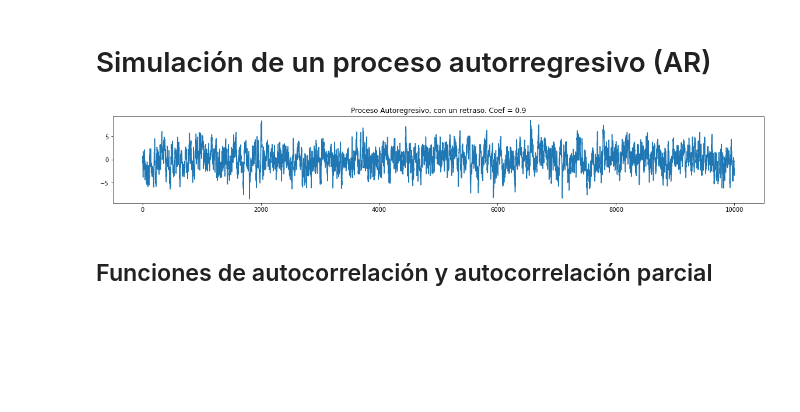
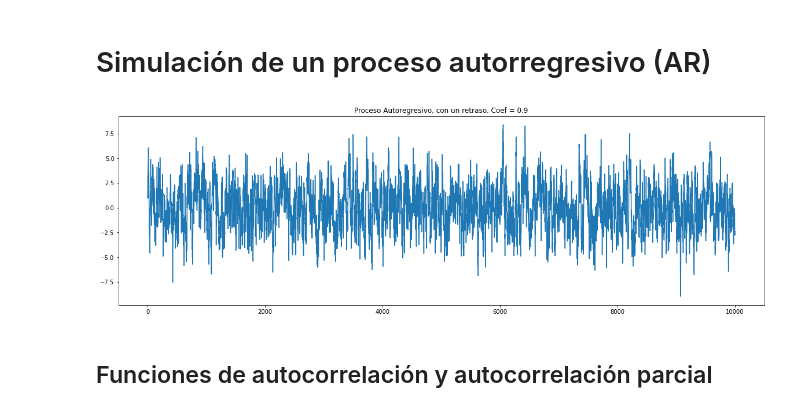
Before and after one commit to AnIsAsPe/Prediccion-produccion-electricidad, a Jupyter notebook: notebooks/regresión,_ruido_y_series_de_tiempo.ipynb, the cells around one changed output. Cells and saved outputs as stored; diff of their text form; code cells hidden in the pictures; blank space fills up the shorter version.

```diff
--- a/notebooks/regresión,_ruido_y_series_de_tiempo.ipynb
+++ b/notebooks/regresión,_ruido_y_series_de_tiempo.ipynb
@@ -169,20 +169,19 @@ Zt.plot.hist(bins=30)
 # Simulación de un proceso autorregresivo  (AR)
 # %%
 coef = 0.9
-plt.subplot(2,1,1)
 ar = np.array([1, - coef])
 ma = np.array([1])
 
 titulo = 'Proceso Autoregresivo, con un retraso. Coef = ' + str(coef)
 AR_model = ArmaProcess(ar, ma)
 plt.rc("figure", figsize=(20,4))
 
 
 AR_simulacion = pd.Series(AR_model.generate_sample(nsample=10000))
 AR_simulacion.plot(figsize = (20,6), title=titulo)
 plt.show()
 # %% [output]
-[figure, old version]
+[figure, new version]
 # %% [markdown]
 ## Funciones de autocorrelación y autocorrelación parcial
 # %%
```
Also changed, not shown: parts of 12 cells of this notebook.
